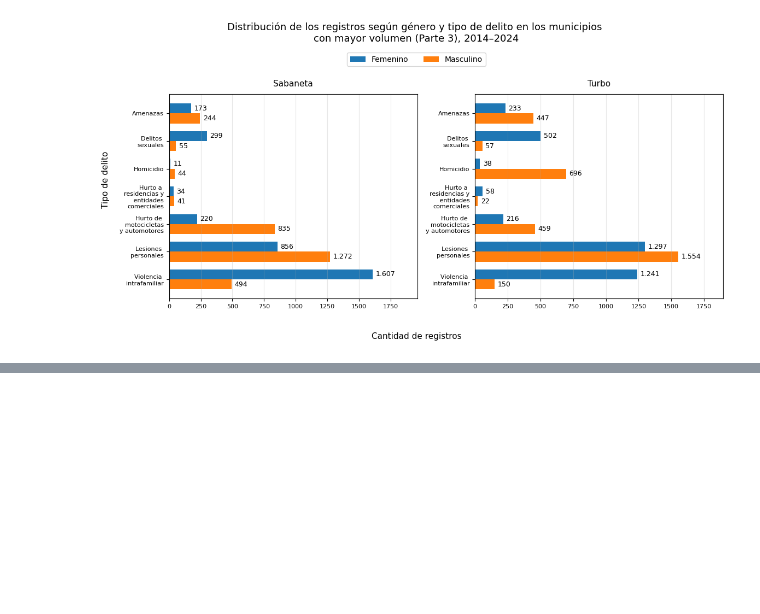
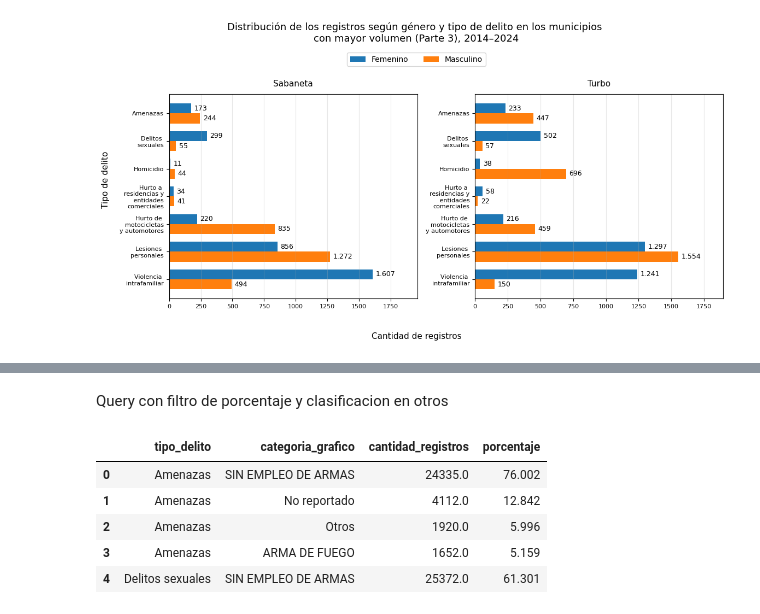
Before and after one commit to SaraBalbin/DW_Analisis_Criminalidad_Colombia, a Jupyter notebook: 04_Analisis_exploratorio.ipynb, the cells around one changed output, grey strips where cells are left out. Saved outputs shown, nothing was run; the diff lists cells and outputs as text; code cells hidden in the pictures; blank space fills up the shorter version.

Commit message:
Analisis armas o medios x tipo de delito

```diff
--- a/04_Analisis_exploratorio.ipynb
+++ b/04_Analisis_exploratorio.ipynb
@@ -1654,0 +1687,71 @@ plt.show()
+# %% [markdown]
+Query con filtro de porcentaje y clasificacion en otros
+# %%
+query = """
+WITH datos AS (
+    SELECT
+        dd.tipo_delito,
+        TRIM(da.nombre_arma) AS nombre_arma,
+        SUM(f.cantidad_delitos) AS cantidad_registros
+    FROM fact_delitos f
+    JOIN dim_delito dd
+        ON f.id_delito = dd.id_delito
+    JOIN dim_arma da
+        ON f.id_arma = da.id_arma
+    GROUP BY
+        dd.tipo_delito, TRIM(da.nombre_arma)
+),
+
+totales AS (
+    SELECT
+        tipo_delito,
+        SUM(cantidad_registros) AS total_delito
+    FROM datos
+    GROUP BY tipo_delito
+),
+
+clasificacion AS (
+    SELECT
+        d.tipo_delito,
+        d.nombre_arma,
+        d.cantidad_registros,
+        ROUND(
+            100.0 * d.cantidad_registros / t.total_delito,
+            3
+        ) AS porcentaje,
+        CASE
+            WHEN LOWER(TRIM(d.nombre_arma)) = 'no reportado'
+                THEN 'No reportado'
+
+            WHEN (
+                100.0 * d.cantidad_registros / t.total_delito
+            ) >= 5
+                THEN d.nombre_arma
+
+            ELSE 'Otros'
+        END AS categoria_grafico
+
+    FROM datos d
+    JOIN totales t
+        ON d.tipo_delito = t.tipo_delito
+)
+
+SELECT
+    tipo_delito,
+    categoria_grafico,
+    SUM(cantidad_registros) AS cantidad_registros,
+    ROUND(SUM(porcentaje), 3) AS porcentaje
+FROM clasificacion
+GROUP BY tipo_delito, categoria_grafico
+ORDER BY tipo_delito,porcentaje DESC;
+"""
+
+df_armas_categorizada = pd.read_sql(query, engine)
+df_armas_categorizada.head()
+# %% [output]
+|  | tipo_delito | categoria_grafico | cantidad_registros | porcentaje |
+| 0 | Amenazas | SIN EMPLEO DE ARMAS | 24335.0 | 76.002 |
+| 1 | Amenazas | No reportado | 4112.0 | 12.842 |
+| 2 | Amenazas | Otros | 1920.0 | 5.996 |
+| 3 | Amenazas | ARMA DE FUEGO | 1652.0 | 5.159 |
+| 4 | Delitos sexuales | SIN EMPLEO DE ARMAS | 25372.0 | 61.301 |
```
Also changed, not shown: parts of 5 cells of this notebook.
